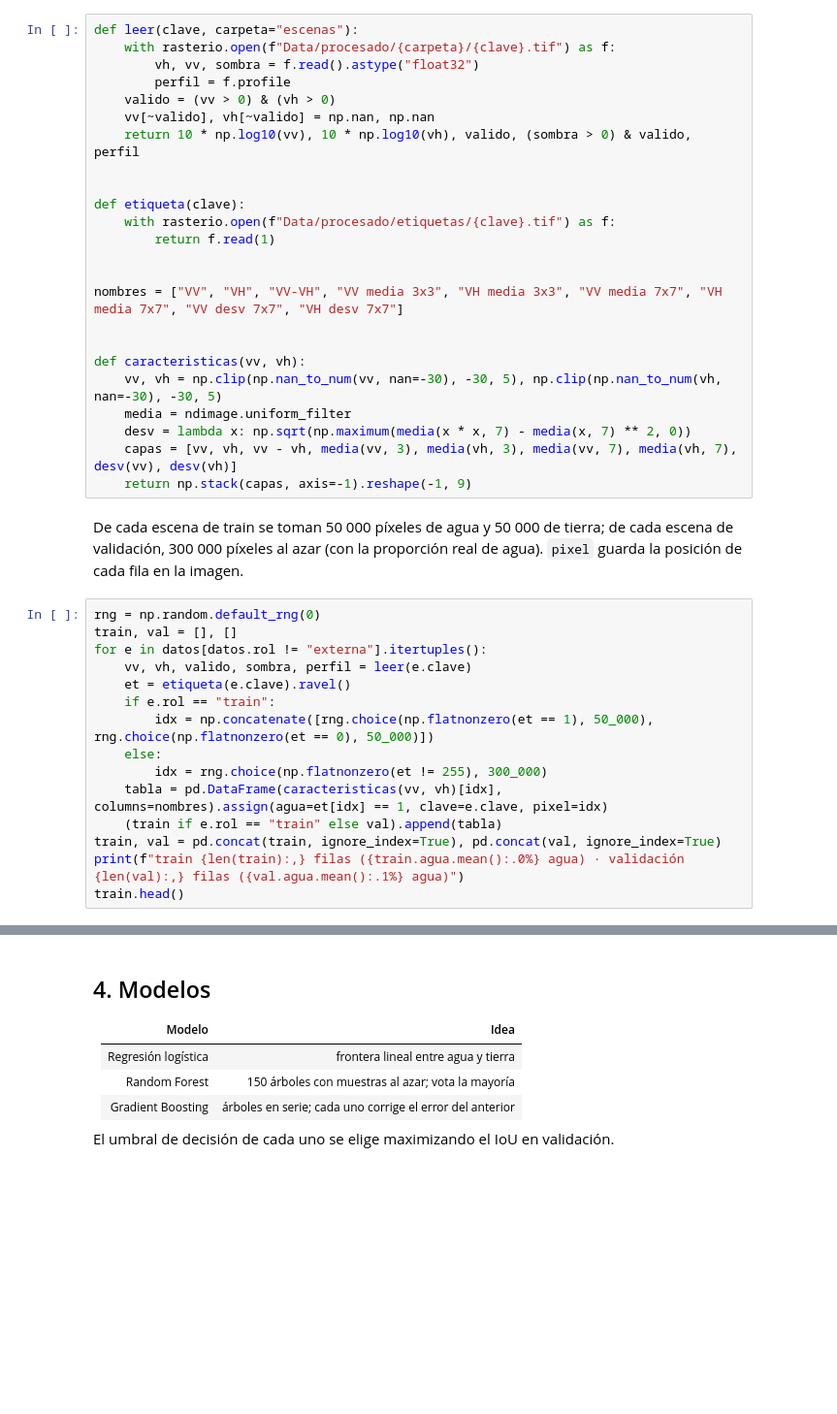
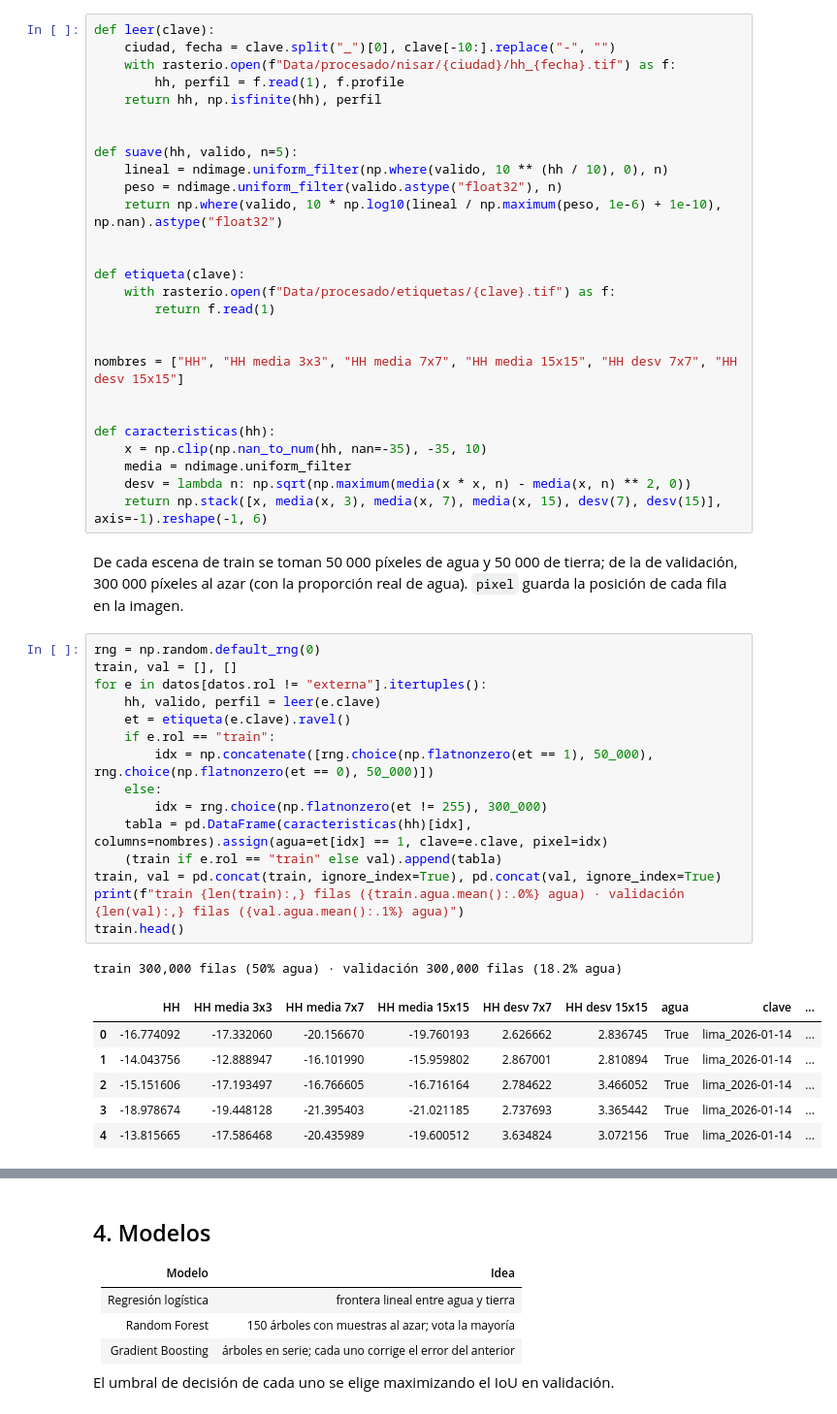
Before and after one commit to 23-Andres-QC/ProyectoFinalMachineLearning, a Jupyter notebook: 02_segmentacion_machine_learning.ipynb, the cells around one changed output, grey strips where cells are left out. Shown at 97% size. Cells and saved outputs as stored; diff of their text form; blank space fills up the shorter version.

```diff
--- a/02_segmentacion_machine_learning.ipynb
+++ b/02_segmentacion_machine_learning.ipynb
@@ -34,11 +40,15 @@ Las escenas ya están calibradas, filtradas y en dB (notebook 01, sección 2). C
 # %%
-def leer(clave, carpeta="escenas"):
-    with rasterio.open(f"Data/procesado/{carpeta}/{clave}.tif") as f:
-        vh, vv, sombra = f.read().astype("float32")
-        perfil = f.profile
-    valido = (vv > 0) & (vh > 0)
-    vv[~valido], vh[~valido] = np.nan, np.nan
-    return 10 * np.log10(vv), 10 * np.log10(vh), valido, (sombra > 0) & valido, perfil
+def leer(clave):
+    ciudad, fecha = clave.split("_")[0], clave[-10:].replace("-", "")
+    with rasterio.open(f"Data/procesado/nisar/{ciudad}/hh_{fecha}.tif") as f:
+        hh, perfil = f.read(1), f.profile
+    return hh, np.isfinite(hh), perfil
+
+
+def suave(hh, valido, n=5):
+    lineal = ndimage.uniform_filter(np.where(valido, 10 ** (hh / 10), 0), n)
+    peso = ndimage.uniform_filter(valido.astype("float32"), n)
+    return np.where(valido, 10 * np.log10(lineal / np.maximum(peso, 1e-6) + 1e-10), np.nan).astype("float32")
 
 
 def etiqueta(clave):
@@ -46,33 +56,40 @@ def etiqueta(clave):
         return f.read(1)
 
 
-nombres = ["VV", "VH", "VV-VH", "VV media 3x3", "VH media 3x3", "VV media 7x7", "VH media 7x7", "VV desv 7x7", "VH desv 7x7"]
+nombres = ["HH", "HH media 3x3", "HH media 7x7", "HH media 15x15", "HH desv 7x7", "HH desv 15x15"]
 
 
-def caracteristicas(vv, vh):
-    vv, vh = np.clip(np.nan_to_num(vv, nan=-30), -30, 5), np.clip(np.nan_to_num(vh, nan=-30), -30, 5)
+def caracteristicas(hh):
+    x = np.clip(np.nan_to_num(hh, nan=-35), -35, 10)
     media = ndimage.uniform_filter
-    desv = lambda x: np.sqrt(np.maximum(media(x * x, 7) - media(x, 7) ** 2, 0))
-    capas = [vv, vh, vv - vh, media(vv, 3), media(vh, 3), media(vv, 7), media(vh, 7), desv(vv), desv(vh)]
-    return np.stack(capas, axis=-1).reshape(-1, 9)
+    desv = lambda n: np.sqrt(np.maximum(media(x * x, n) - media(x, n) ** 2, 0))
+    return np.stack([x, media(x, 3), media(x, 7), media(x, 15), desv(7), desv(15)], axis=-1).reshape(-1, 6)
 # %% [markdown]
-De cada escena de train se toman 50 000 píxeles de agua y 50 000 de tierra; de cada escena de validación, 300 000
-píxeles al azar (con la proporción real de agua). `pixel` guarda la posición de cada fila en la imagen.
+De cada escena de train se toman 50 000 píxeles de agua y 50 000 de tierra; de la de validación, 300 000 píxeles al azar
+(con la proporción real de agua). `pixel` guarda la posición de cada fila en la imagen.
 # %%
 rng = np.random.default_rng(0)
 train, val = [], []
 for e in datos[datos.rol != "externa"].itertuples():
-    vv, vh, valido, sombra, perfil = leer(e.clave)
+    hh, valido, perfil = leer(e.clave)
     et = etiqueta(e.clave).ravel()
     if e.rol == "train":
         idx = np.concatenate([rng.choice(np.flatnonzero(et == 1), 50_000), rng.choice(np.flatnonzero(et == 0), 50_000)])
     else:
         idx = rng.choice(np.flatnonzero(et != 255), 300_000)
-    tabla = pd.DataFrame(caracteristicas(vv, vh)[idx], columns=nombres).assign(agua=et[idx] == 1, clave=e.clave, pixel=idx)
+    tabla = pd.DataFrame(caracteristicas(hh)[idx], columns=nombres).assign(agua=et[idx] == 1, clave=e.clave, pixel=idx)
     (train if e.rol == "train" else val).append(tabla)
 train, val = pd.concat(train, ignore_index=True), pd.concat(val, ignore_index=True)
 print(f"train {len(train):,} filas ({train.agua.mean():.0%} agua) · validación {len(val):,} filas ({val.agua.mean():.1%} agua)")
 train.head()
+# %% [output]
+train 300,000 filas (50% agua) · validación 300,000 filas (18.2% agua)
+|  | HH | HH media 3x3 | HH media 7x7 | HH media 15x15 | HH desv 7x7 | HH desv 15x15 | agua | clave | ... |
+| 0 | -16.774092 | -17.332060 | -20.156670 | -19.760193 | 2.626662 | 2.836745 | True | lima_2026-01-14 | ... |
+| 1 | -14.043756 | -12.888947 | -16.101990 | -15.959802 | 2.867001 | 2.810894 | True | lima_2026-01-14 | ... |
+| 2 | -15.151606 | -17.193497 | -16.766605 | -16.716164 | 2.784622 | 3.466052 | True | lima_2026-01-14 | ... |
+| 3 | -18.978674 | -19.448128 | -21.395403 | -21.021185 | 2.737693 | 3.365442 | True | lima_2026-01-14 | ... |
+| 4 | -13.815665 | -17.586468 | -20.435989 | -19.600512 | 3.634824 | 3.072156 | True | lima_2026-01-14 | ... |
 # %% [markdown]
 ## 3. Normalización
 
```
Also changed, not shown: parts of 18 cells of this notebook, 4 other files.
